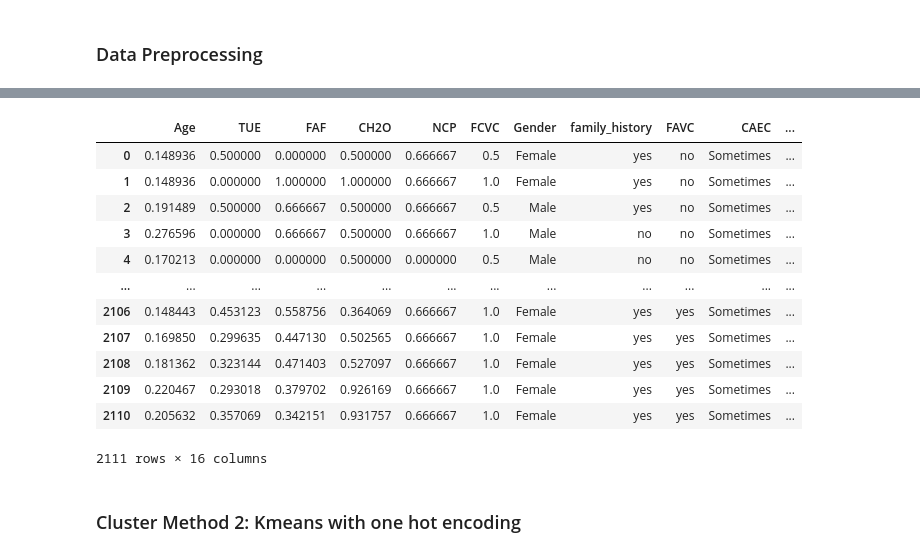
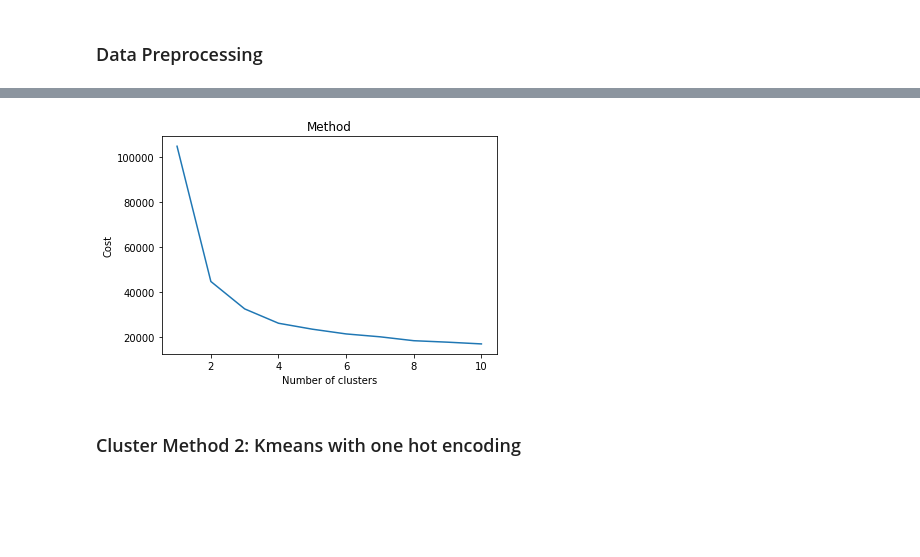
Before and after one commit to aitay721822/salary-prediction-classfication-pratice, a Jupyter notebook: clustering.ipynb, the cells around one changed output, grey strips where cells are left out. Cells and saved outputs as stored; diff of their text form; code cells hidden in the pictures; blank space fills up the shorter version.

```diff
--- a/clustering.ipynb
+++ b/clustering.ipynb
@@ -118,22 +118,0 @@ Try and error then abandon :)
-# %%
-kproto = KPrototypes(n_clusters=7, init='Cao')
-clusters = kproto.fit_predict(normWithoutTarget, categorical=list(range(6, 14)))
-labels = pd.DataFrame(clusters)
-labeledData = pd.concat((normWithoutTarget, labels),axis=1)
-labeledData = labeledData.rename({0:'predict cluster'},axis=1)
-labeledData.insert(column='actual cluster', loc=len(labeledData.columns), value=data['NObeyesdad'])
-labeledData
-# %% [output]
-|  | Age | TUE | FAF | CH2O | NCP | FCVC | Gender | family_history | FAVC | CAEC | ... |
-| 0 | 0.148936 | 0.500000 | 0.000000 | 0.500000 | 0.666667 | 0.5 | Female | yes | no | Sometimes | ... |
-| 1 | 0.148936 | 0.000000 | 1.000000 | 1.000000 | 0.666667 | 1.0 | Female | yes | no | Sometimes | ... |
-| 2 | 0.191489 | 0.500000 | 0.666667 | 0.500000 | 0.666667 | 0.5 | Male | yes | no | Sometimes | ... |
-| 3 | 0.276596 | 0.000000 | 0.666667 | 0.500000 | 0.666667 | 1.0 | Male | no | no | Sometimes | ... |
-| 4 | 0.170213 | 0.000000 | 0.000000 | 0.500000 | 0.000000 | 0.5 | Male | no | no | Sometimes | ... |
-| ... | ... | ... | ... | ... | ... | ... | ... | ... | ... | ... | ... |
-| 2106 | 0.148443 | 0.453123 | 0.558756 | 0.364069 | 0.666667 | 1.0 | Female | yes | yes | Sometimes | ... |
-| 2107 | 0.169850 | 0.299635 | 0.447130 | 0.502565 | 0.666667 | 1.0 | Female | yes | yes | Sometimes | ... |
-| 2108 | 0.181362 | 0.323144 | 0.471403 | 0.527097 | 0.666667 | 1.0 | Female | yes | yes | Sometimes | ... |
-| 2109 | 0.220467 | 0.293018 | 0.379702 | 0.926169 | 0.666667 | 1.0 | Female | yes | yes | Sometimes | ... |
-| 2110 | 0.205632 | 0.357069 | 0.342151 | 0.931757 | 0.666667 | 1.0 | Female | yes | yes | Sometimes | ... |
-2111 rows × 16 columns
@@ -143,3 +119,16 @@ labeledData.to_csv('result.csv')
+# %%
+wcss = []
+for i in range(1, 11):
+    kproto = KPrototypes(n_clusters=i, init='Cao')
+    clusters = kproto.fit(normWithoutTarget, categorical=list(range(6, 14)))
+    wcss.append(kproto.cost_)
+plt.plot(range(1, 11), wcss)
+plt.title('Method')
+plt.xlabel('Number of clusters')
+plt.ylabel('Cost')
+plt.show()
+# %% [output]
+[figure, added]
 # %% [markdown]
 ### Cluster Method 2: Kmeans with one hot encoding
 # %%
```
Also changed, not shown: parts of 9 cells of this notebook.
